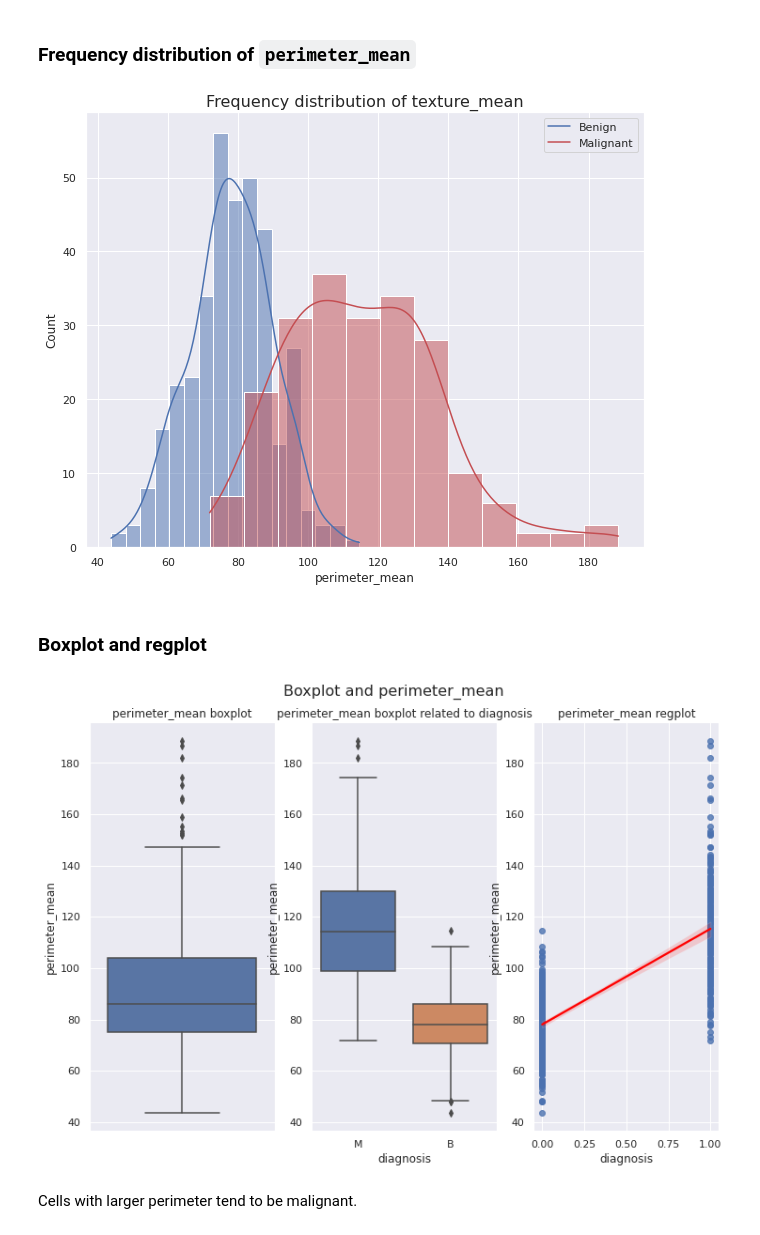
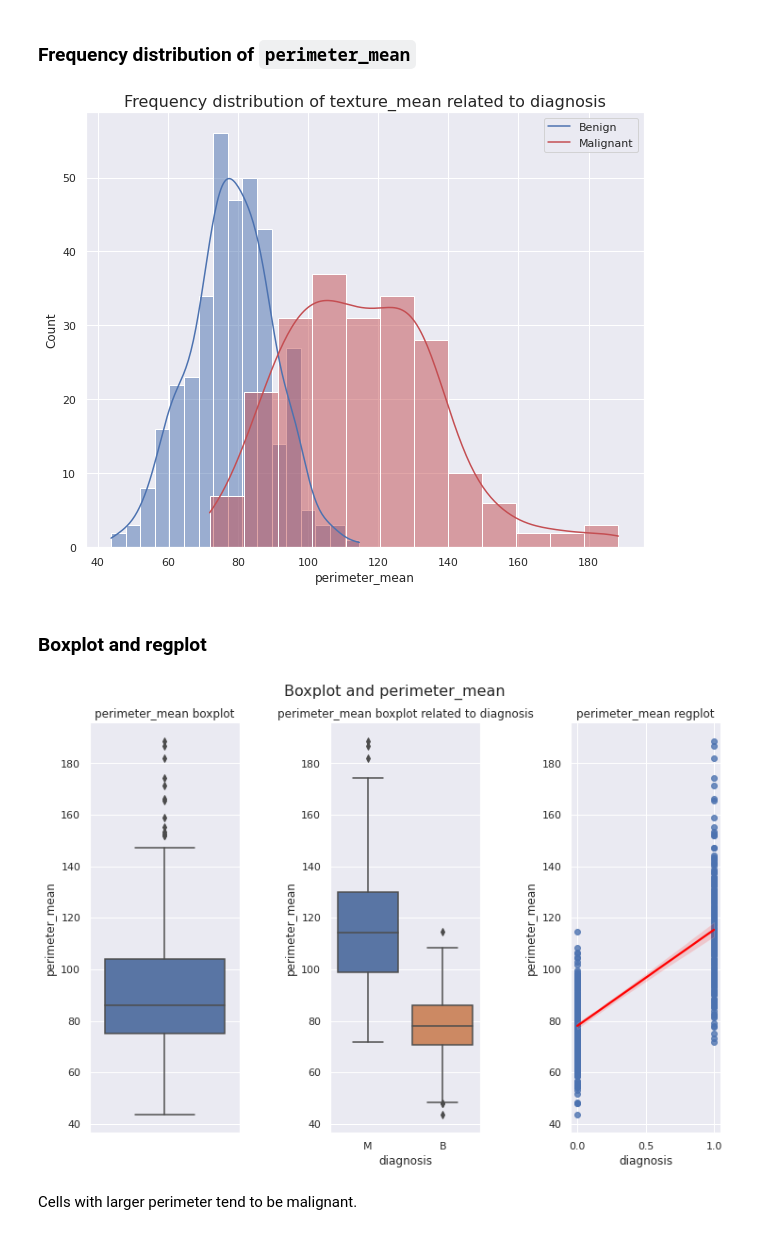
Before and after one commit to DamodaraBarbosa/machine_learning_studies, a Jupyter notebook: Breast_Cancer_Prediction.ipynb, the cells around one changed output. Saved outputs shown, nothing was run; the diff lists cells and outputs as text; code cells hidden in the pictures.

```diff
--- a/Breast_Cancer_Prediction.ipynb
+++ b/Breast_Cancer_Prediction.ipynb
@@ -192,25 +194,26 @@ pd.DataFrame({'Average': data['perimeter_mean'].mean().round(2),
 plt.figure(figsize= (10, 8))
 sns.histplot(data= benign, x= 'perimeter_mean', kde= True)
 sns.histplot(data= malignant, x= 'perimeter_mean', kde= True, color= 'r')
-plt.title('Frequency distribution of texture_mean', fontsize= 16)
+plt.title('Frequency distribution of texture_mean related to diagnosis', fontsize= 16)
 plt.legend(['Benign', 'Malignant'])
 plt.show()
 # %% [output]
-[figure, old version]
+[figure, new version]
 # %% [markdown]
 ### Boxplot and regplot
 # %%
 fig, axes = plt.subplots(1, 3, figsize= (12, 8))
+plt.subplots_adjust(wspace= 0.6)
 plt.suptitle('Boxplot and perimeter_mean', fontsize= 16, y= 0.95)
 sns.boxplot(data= data, y= 'perimeter_mean', ax= axes[0])
 axes[0].set_title('perimeter_mean boxplot')
 sns.boxplot(data= data, x= 'diagnosis', y= 'perimeter_mean', ax= axes[1])
 axes[1].set_title('perimeter_mean boxplot related to diagnosis')
 sns.regplot(x= data['diagnosis'].map({'B': 0, 'M': 1}), y= data['perimeter_mean'], line_kws= {'color': 'red'}, ax= axes[2])
 axes[2].set_title('perimeter_mean regplot')
 plt.show()
 # %% [output]
-[figure, old version]
+[figure, new version]
 # %% [markdown]
 Cells with larger perimeter tend to be malignant.
 # %% [markdown]
```
Also changed, not shown: parts of 41 cells of this notebook.
